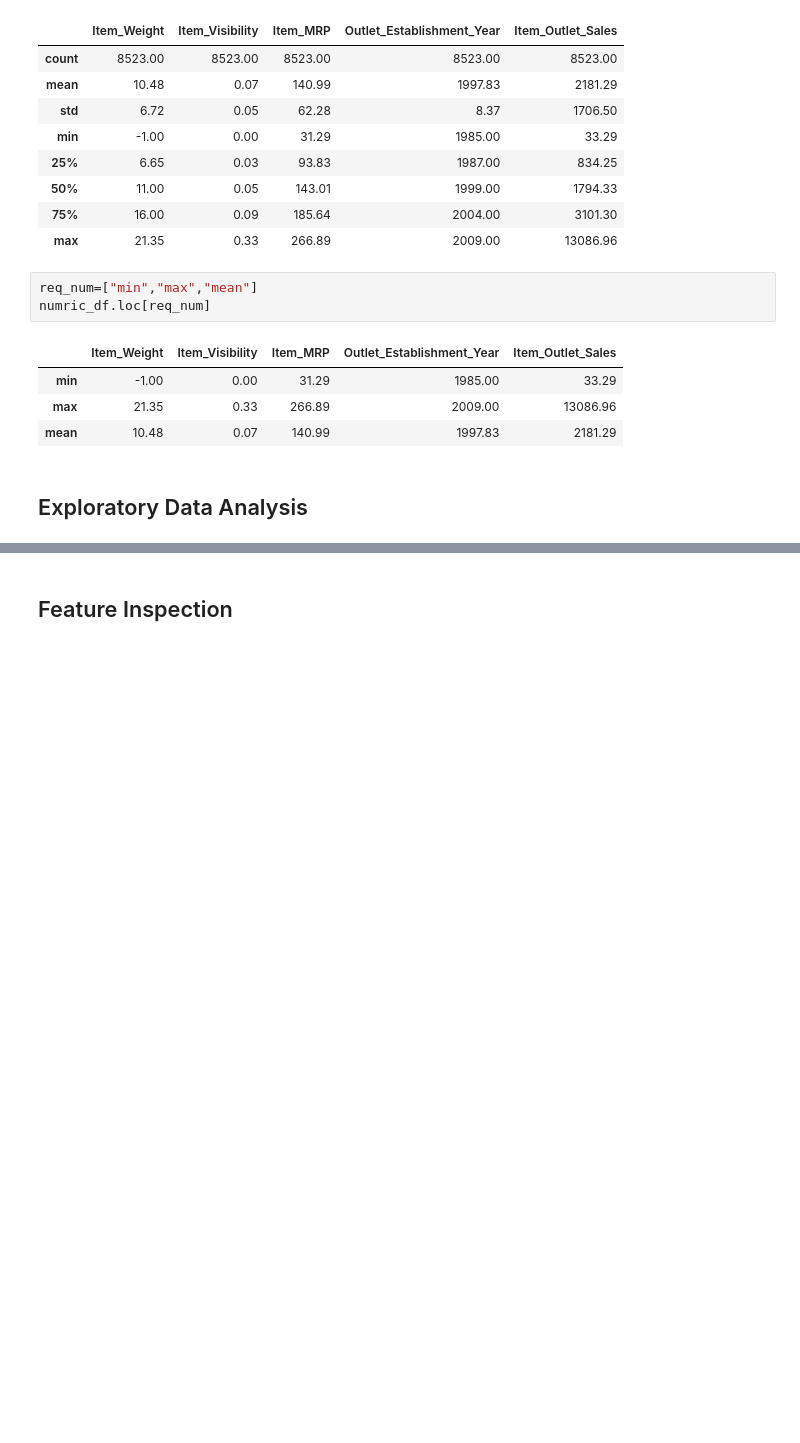
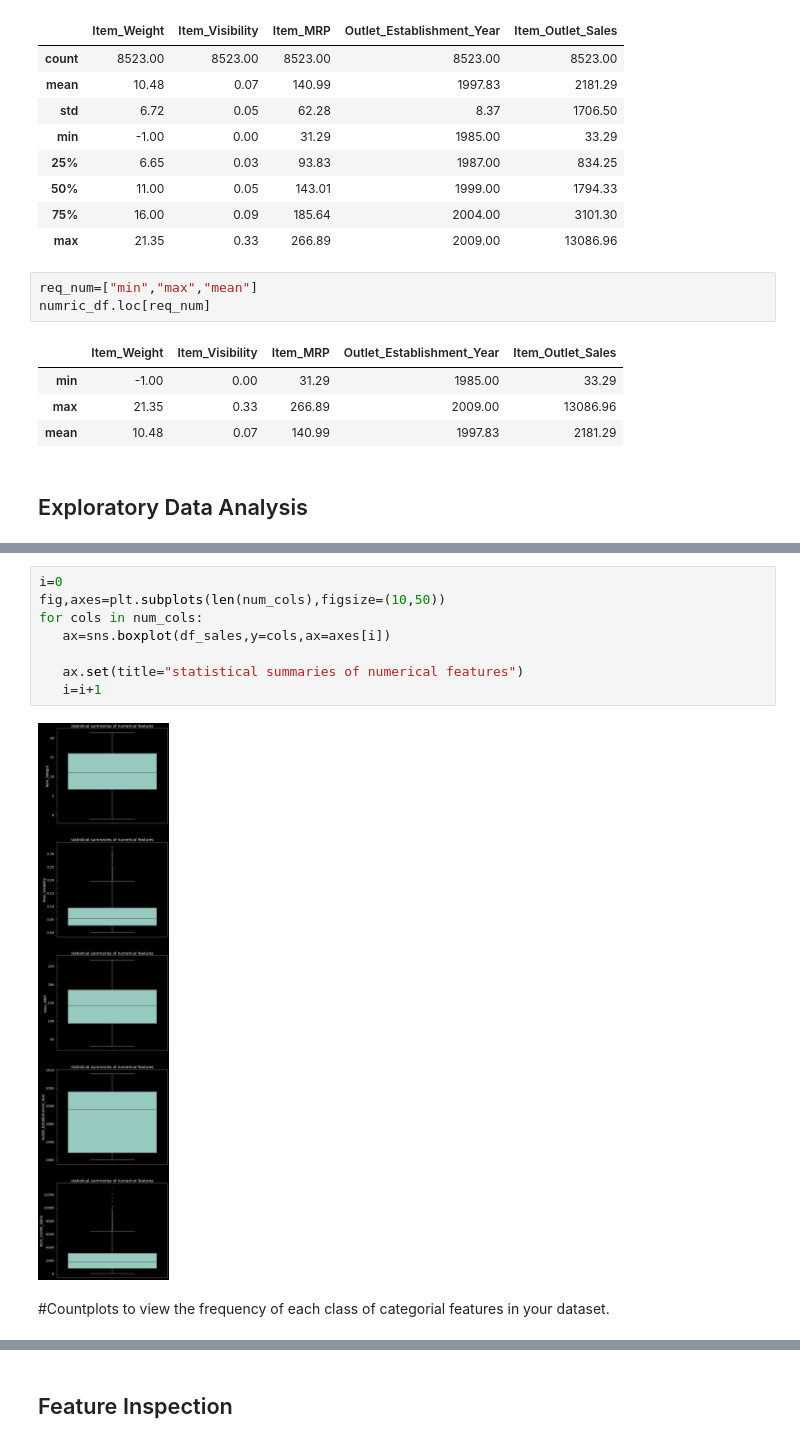
Before and after one commit to Al-Tayeb96/Prediction-of-Product-Sales, a Jupyter notebook: Prediction_of_Product_Sales.ipynb, the cells around one changed output, grey strips where cells are left out. Saved outputs shown, nothing was run; the diff lists cells and outputs as text; blank space fills up the shorter version.

```diff
--- a/Prediction_of_Product_Sales.ipynb
+++ b/Prediction_of_Product_Sales.ipynb
@@ -259,0 +301,12 @@ numric_df.loc[req_num]
+# %%
+i=0
+fig,axes=plt.subplots(len(num_cols),figsize=(10,50))
+for cols in num_cols:
+   ax=sns.boxplot(df_sales,y=cols,ax=axes[i])
+
+   ax.set(title="statistical summaries of numerical features")
+   i=i+1
+# %% [output]
+[figure, added]
+# %% [markdown]
+#Countplots to view the frequency of each class of categorial features in your dataset.
```
Also changed, not shown: parts of 14 cells of this notebook.
